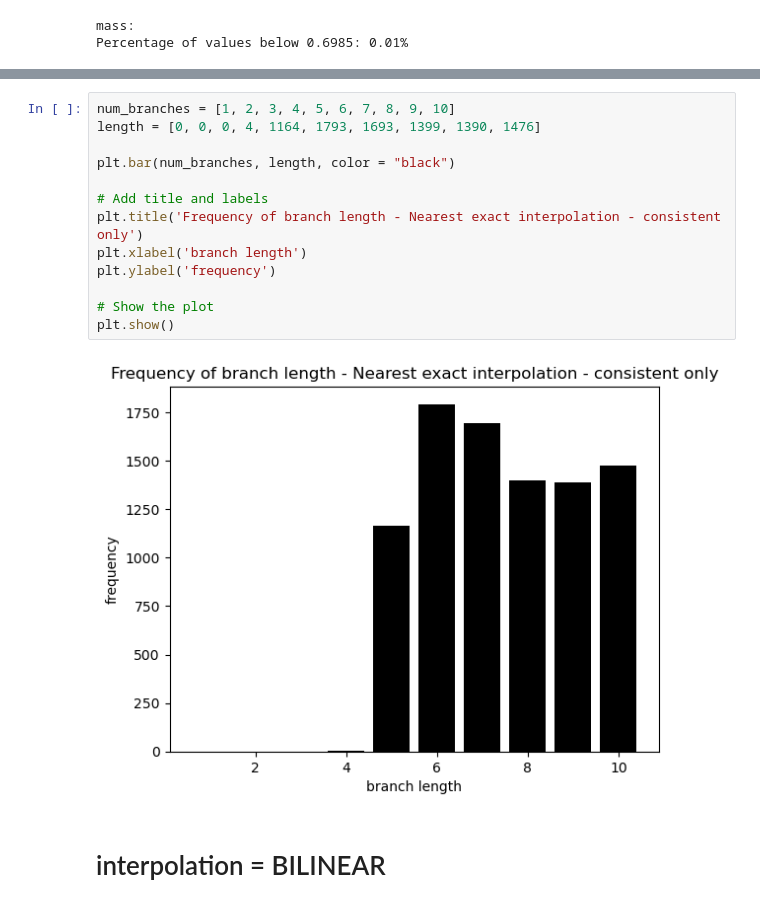
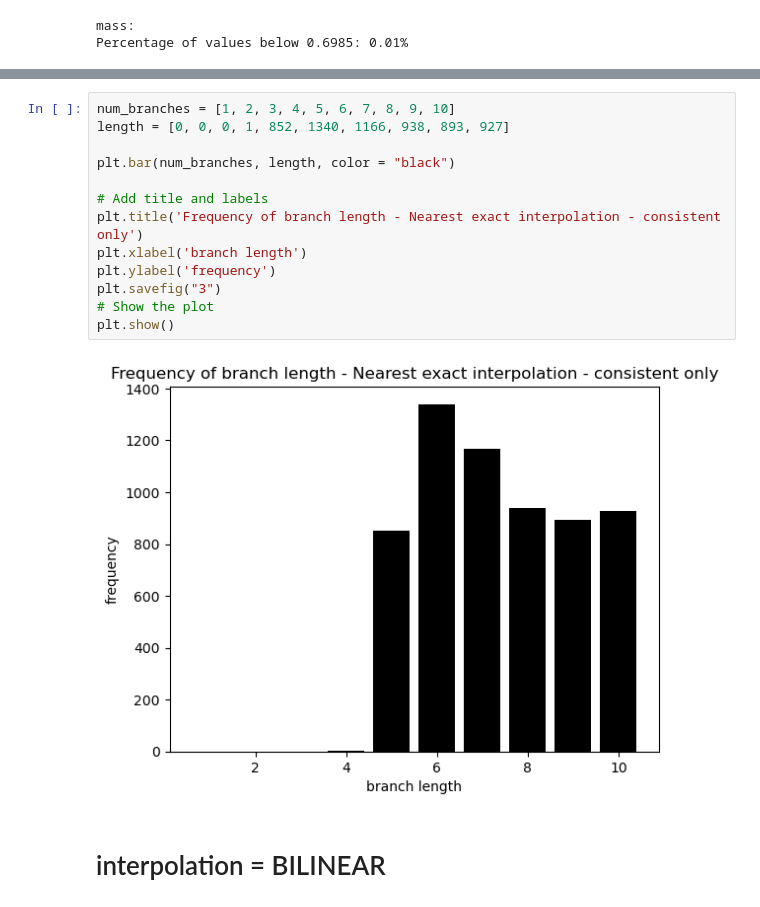
Before and after one commit to corne8lius/generating_halo_merger_trees_based_on_diffusion_models, a Jupyter notebook: notebooks/*** 20 - interpolation check - bilinear interpolation downscaling.ipynb, the cells around one changed output, grey strips where cells are left out. Drawn from its saved outputs; the diff is of its cells as text.

```diff
--- a/notebooks/*** 20 - interpolation check - bilinear interpolation downscaling.ipynb
+++ b/notebooks/*** 20 - interpolation check - bilinear interpolation downscaling.ipynb
@@ -552,18 +300,18 @@ The distributions are significantly different (reject H0), KS statistic 0.0706 >
 # %%
 num_branches = [1, 2, 3, 4, 5, 6, 7, 8, 9, 10]
-length = [0, 0, 0, 4, 1164, 1793, 1693, 1399, 1390, 1476]
+length = [0, 0, 0, 1, 852, 1340, 1166, 938, 893, 927]
 
 plt.bar(num_branches, length, color = "black")
 
 # Add title and labels
 plt.title('Frequency of branch length - Nearest exact interpolation - consistent only')
 plt.xlabel('branch length')
 plt.ylabel('frequency')
-
+plt.savefig("3")
 # Show the plot
 plt.show()
 # %% [output]
-[figure, old version]
+[figure, new version]
 # %% [markdown]
 # interpolation = BILINEAR
 # %%
```
Also changed, not shown: parts of 31 cells of this notebook, 35 other files.
